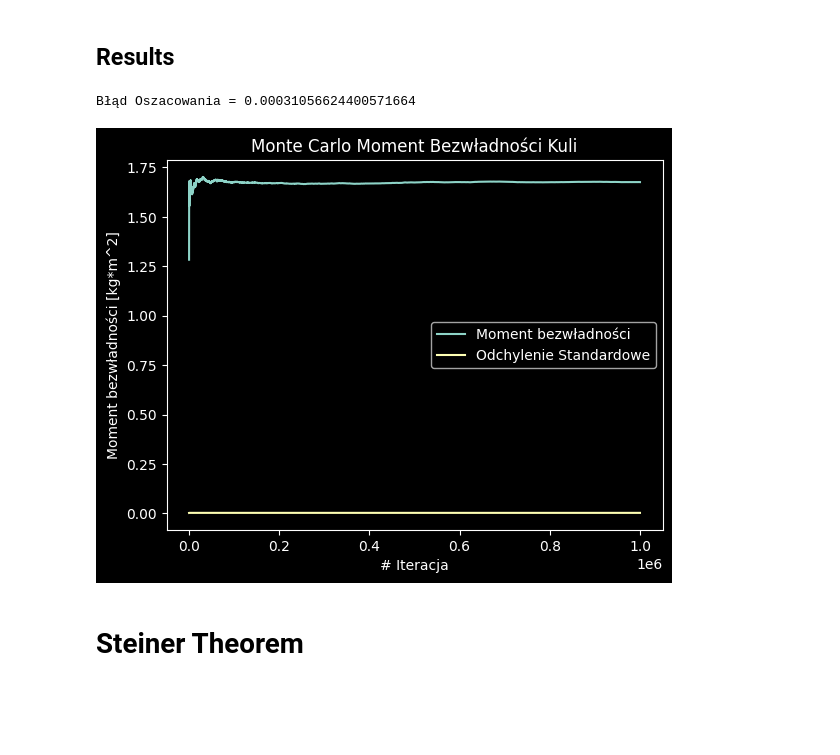
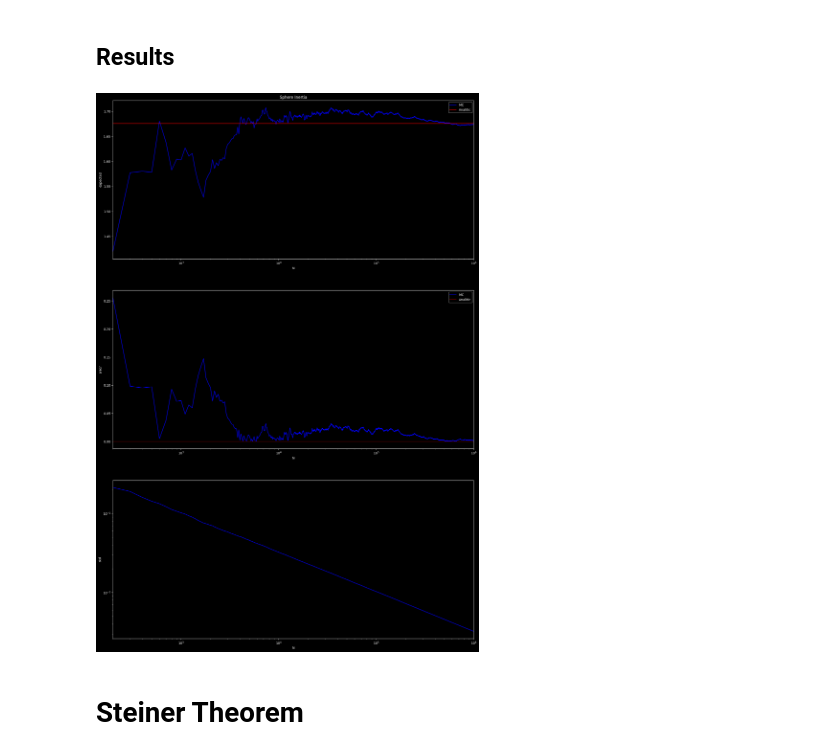
Before and after one commit to xXKeNdAmAmAsTeRXx/Computer_Physics, a Jupyter notebook: MonteCarlo/MonteCarlo.ipynb, the cells around one changed output. Drawn from its saved outputs; the diff is of its cells as text; code cells hidden in the pictures; blank space fills up the shorter version.

Commit message:
new plots in new params

```diff
--- a/MonteCarlo/MonteCarlo.ipynb
+++ b/MonteCarlo/MonteCarlo.ipynb
@@ -143,20 +152,11 @@ def sphere_interia_MC(R:float, A:float, center:np.ndarray[float], axis:np.ndarra
 # %%
 import matplotlib.pyplot as plt
 
-step, expected, std = sphere_interia_MC(CONSTS['R'],CONSTS['A'], CONSTS['CENTER'], CONSTS['CENTER'][0:2], CONSTS['N'])
-error = np.abs(expected[-1] - sphere_interia(CONSTS['R']))
-print(f'Błąd Oszacowania = {error}')
-
-plt.plot(step,expected,label='Moment bezwładności')
-plt.plot(step,std, label='Odchylenie Standardowe')
-plt.xlabel('# Iteracja')
-plt.ylabel('Moment bezwładności [kg*m^2]')
-plt.legend()
-plt.title('Monte Carlo Moment Bezwładności Kuli')
-plt.show()
+step, expected, std, error = sphere_interia_MC(CONSTS['R'],CONSTS['A'], CONSTS['CENTER'], CONSTS['CENTER'][0:2], CONSTS['N'])
+I = sphere_interia(CONSTS['R'])
+plot(step, expected, std, error, I, 'Sphere Inertia')
 # %% [output]
-Błąd Oszacowania = 0.00031056624400571664
-[figure, old version]
+[figure, new version]
 # %% [markdown]
 # Steiner Theorem
 # %%
```
Also changed, not shown: parts of 4 cells of this notebook.
